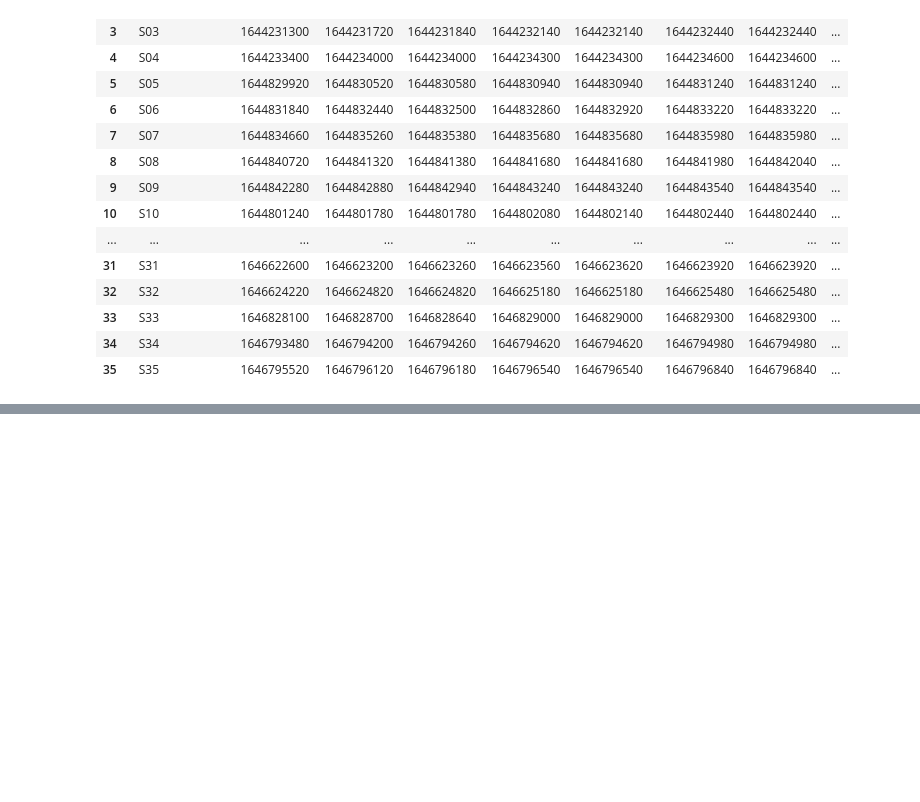
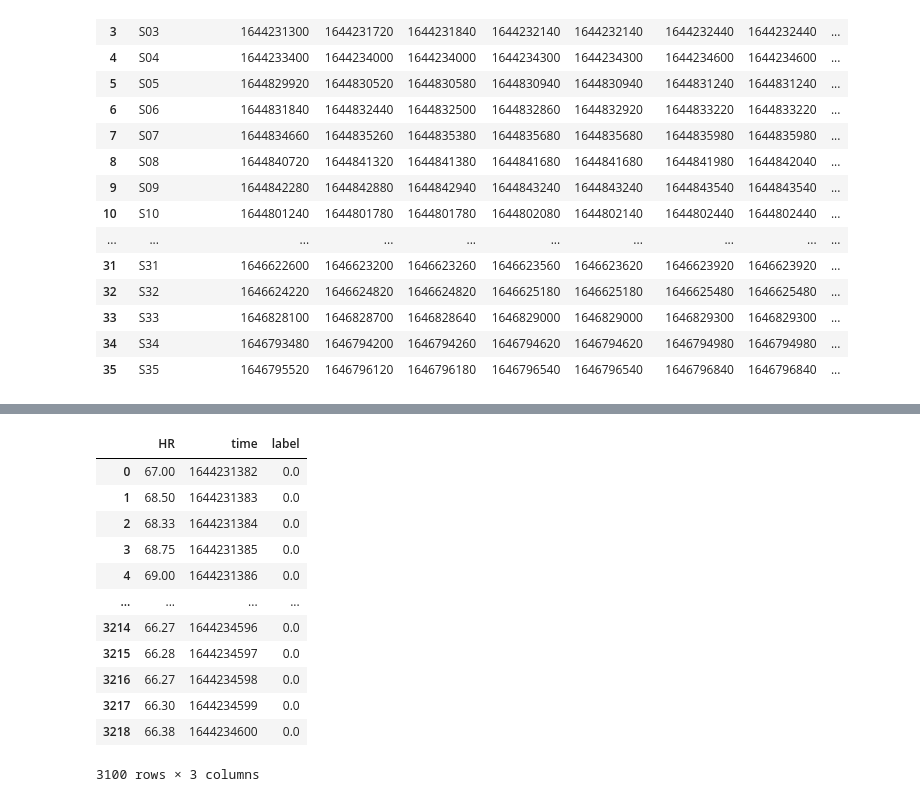
Before and after one commit to A01632681/DataScience, a Jupyter notebook: Assigment 2/AssigmentTests.ipynb, the cells around one changed output, grey strips where cells are left out. Saved outputs shown, nothing was run; the diff lists cells and outputs as text; code cells hidden in the pictures; blank space fills up the shorter version.

```diff
--- a/Assigment 2/AssigmentTests.ipynb
+++ b/Assigment 2/AssigmentTests.ipynb
@@ -245,0 +206,18 @@ df_HR
+# %%
+df_HR = df_HR.replace('', np.nan, inplace=False)
+df_HR = df_HR.dropna(inplace=False)
+df_HR
+# %% [output]
+|  | HR | time | label |
+| 0 | 67.00 | 1644231382 | 0.0 |
+| 1 | 68.50 | 1644231383 | 0.0 |
+| 2 | 68.33 | 1644231384 | 0.0 |
+| 3 | 68.75 | 1644231385 | 0.0 |
+| 4 | 69.00 | 1644231386 | 0.0 |
+| ... | ... | ... | ... |
+| 3214 | 66.27 | 1644234596 | 0.0 |
+| 3215 | 66.28 | 1644234597 | 0.0 |
+| 3216 | 66.27 | 1644234598 | 0.0 |
+| 3217 | 66.30 | 1644234599 | 0.0 |
+| 3218 | 66.38 | 1644234600 | 0.0 |
+3100 rows × 3 columns
```
Also changed, not shown: parts of 8 cells of this notebook.
